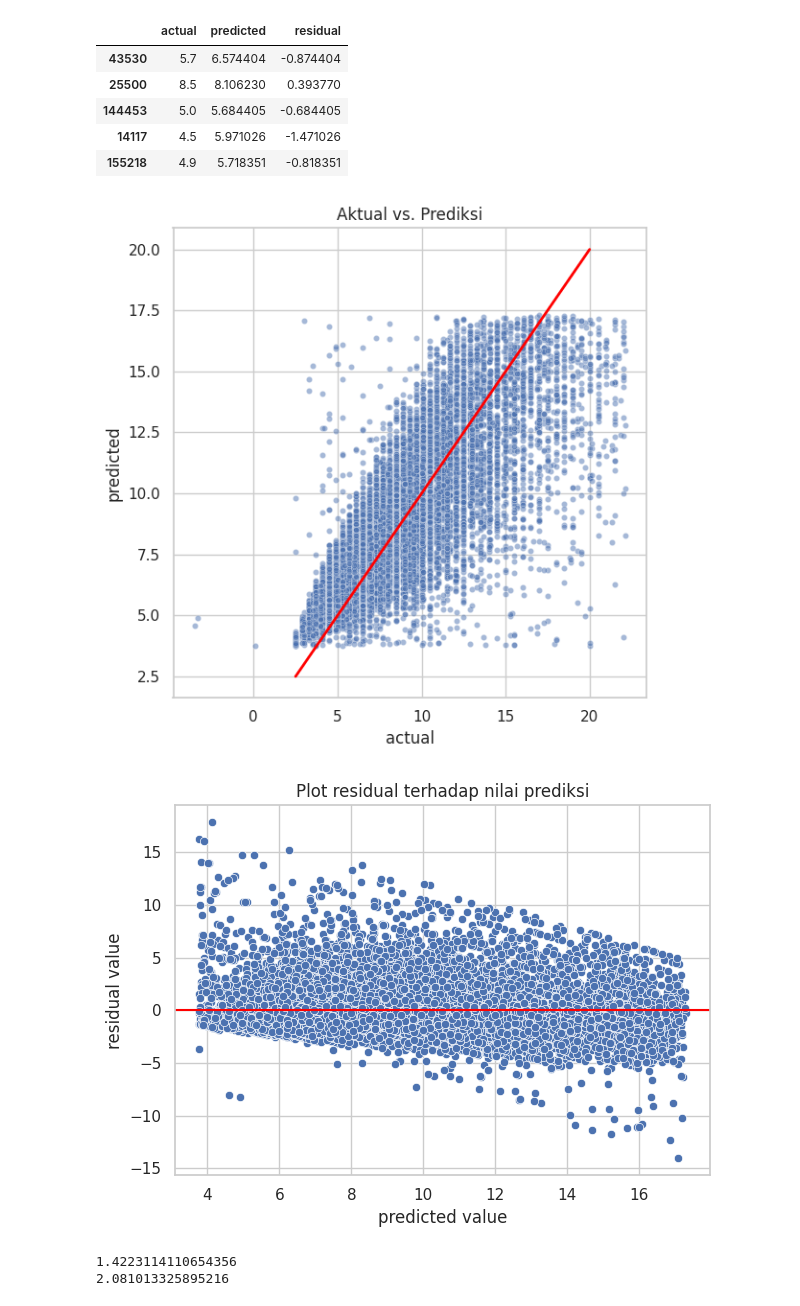
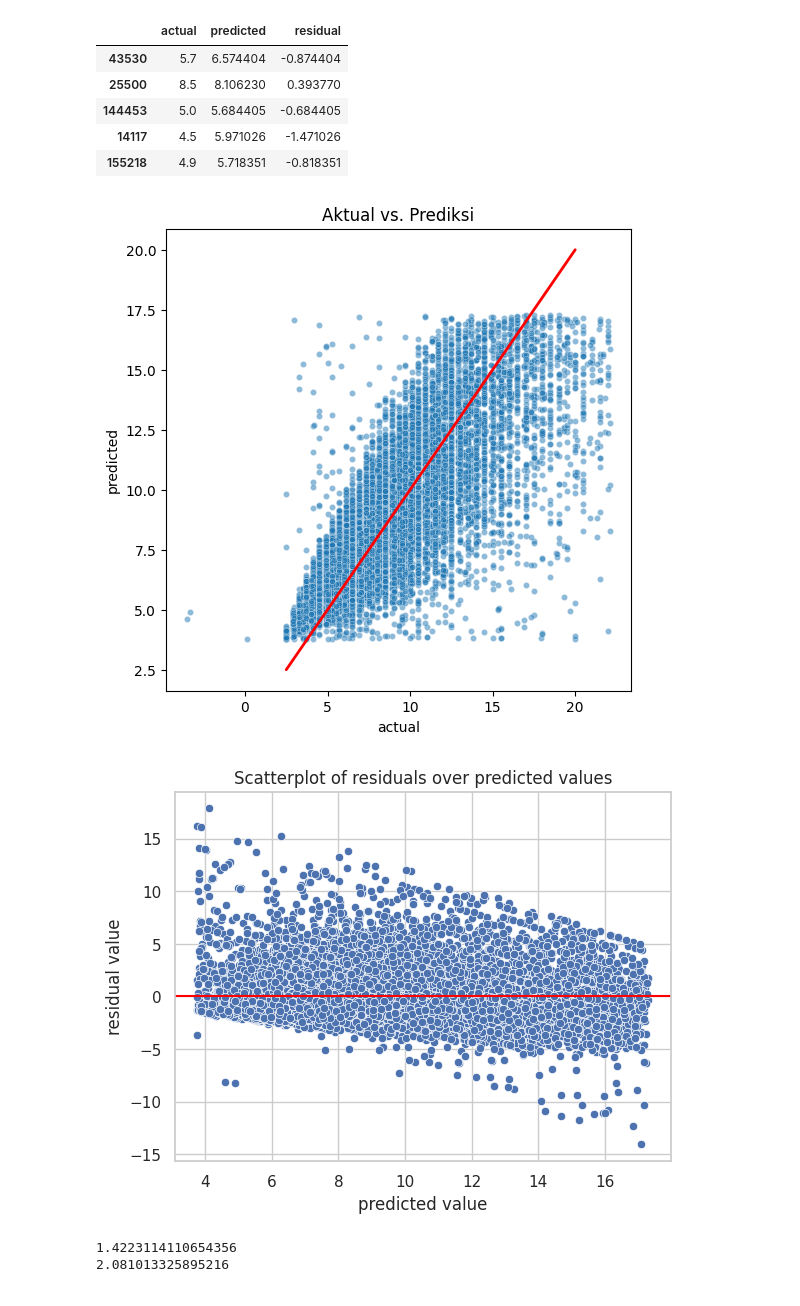
Before and after one commit to mykaharudin/uberfareamount, a Jupyter notebook: DS_Final_Project.ipynb, the cells around one changed output. Saved outputs shown, nothing was run; the diff lists cells and outputs as text; code cells hidden in the pictures.

```diff
--- a/DS_Final_Project.ipynb
+++ b/DS_Final_Project.ipynb
@@ -753,7 +754,8 @@ RMSE: 2.3046999358574882
 # %% [markdown]
 ### Evaluating wether LR is good for this data or not?
 # %%
-results = pd.DataFrame(data={'actual': y_test['fare_amount'], 'predicted': y_pred_test.ravel()})
+results = pd.DataFrame(data={'actual': y_test['fare_amount'],
+                             'predicted': y_pred_test.ravel()})
 results['residual'] = results['actual'] - results['predicted']
 results.head()
 # %% [output]
@@ -766,34 +768,21 @@ results.head()
 # %%
 fig, ax = plt.subplots(figsize=(6, 6))
 sns.set(style='whitegrid')
-sns.scatterplot(x='actual',
-                y='predicted',
-                data=results,
-                s=20,
-                alpha=0.5,
-                ax=ax
-)
+sns.scatterplot(x='actual', y='predicted',data=results,s=20,alpha=0.5,ax=ax)
 # Draw an x=y line to show what the results would be if the model were perfect
 plt.plot([2.5,20], [2.5,20], c='red', linewidth=2)
 plt.title('Aktual vs. Prediksi');
-# Sesuaikan tata letak dan simpan gambar
-plt.tight_layout()
-plt.savefig('data/AktualvsPrediksi.png', dpi=300)
 # %% [output]
-[figure, old version]
+[figure, new version]
 # %%
 sns.scatterplot(x='predicted', y='residual', data=results)
 plt.axhline(0, c='red')
-plt.title('Plot residual terhadap nilai prediksi')
+plt.title('Scatterplot of residuals over predicted values')
 plt.xlabel('predicted value')
 plt.ylabel('residual value')
-# Sesuaikan tata letak dan simpan gambar
-plt.tight_layout()
-plt.savefig('data/Plotresidualprediksi.png', dpi=300)
-
 plt.show()
 # %% [output]
-[figure, old version]
+[figure, new version]
 # %%
 print(X_train['distance_km'].std())
 
```
Also changed, not shown: parts of 15 cells of this notebook, 5 other files.
